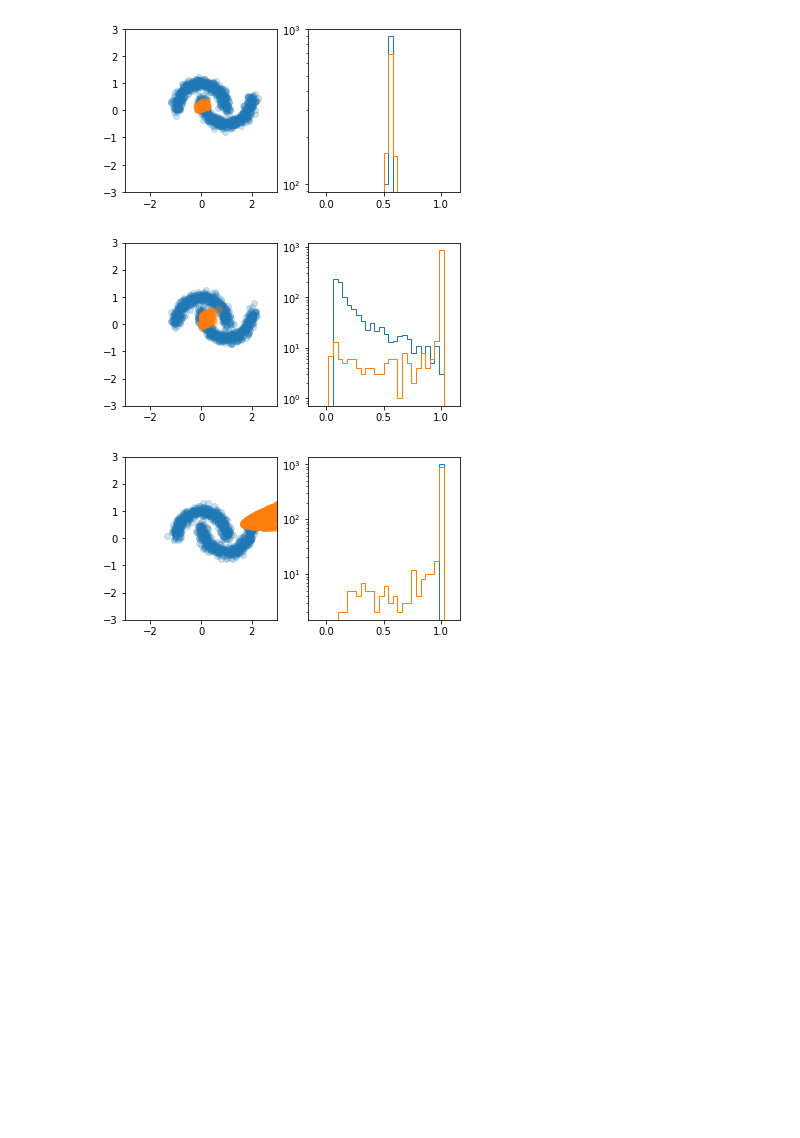
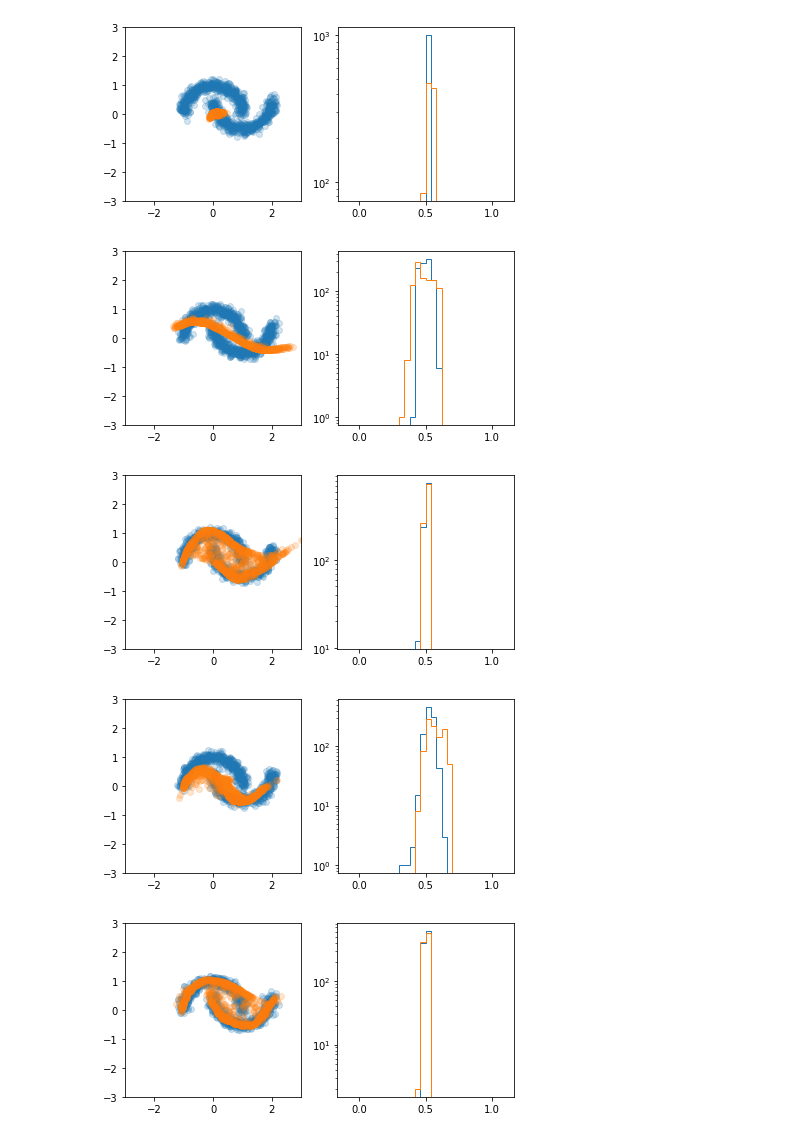
Before and after one commit to lukasheinrich/generative_models_examples, a Jupyter notebook: gan/GAN.ipynb, the cells around one changed output. Cells and saved outputs as stored; diff of their text form; code cells hidden in the pictures; blank space fills up the shorter version.

```diff
--- a/gan/GAN.ipynb
+++ b/gan/GAN.ipynb
@@ -35,53 +35,55 @@ def plot_gan(gen,disc):
     ax.set_ylim(-3,3)
 
     with torch.no_grad():
         samples = torch.cat([fake,real])
         p = disc(samples)
     ax = axarr[1]
     bins = np.linspace(-0.1,1.1,31)
     ax.hist(p[:len(fake),0].ravel(),bins, histtype='step')
     ax.hist(p[len(fake):,0].ravel(),bins, histtype='step')
     ax.set_yscale('log')
     f.set_size_inches(6,3)
+    f.set_tight_layout(True)
 
 def train_gan():
     gen = make_gen()
     disc = make_disc()
 
     loss_fn = torch.nn.BCELoss()
 
     opt_gen = optim.Adam(gen.parameters(),1e-4)
     opt_disc = optim.Adam(disc.parameters(),1e-4)
 
-    n_phases = 5
-    phase_length = 100
-    plot_every = 100
+    n_phases = 3000
+    phase_length = 15
+    plot_every = 6000
     for i in range(n_phases*phase_length):
         phase = (i//phase_length) % 2
-        # print(i,phase)
-        for j in range(20):
-            gen.zero_grad()
-            disc.zero_grad()
-            fake = gen(torch.randn(100,2))
-            real = torch.FloatTensor(sklearn.datasets.make_moons(len(fake), noise = 0.1)[0])
-            inputs = torch.cat([fake,real])
-            labels = torch.cat([torch.zeros(len(fake)),torch.ones(len(real))]).reshape(-1,1)
-            preds = disc(inputs)
-            loss = loss_fn(preds,labels)
-            if phase == 1:
-                loss = -loss
 
-            loss.backward()
-            if phase == 0:
-                opt_disc.step()
-            else:
-                opt_gen.step()
+#         print(i,phase)
+        gen.zero_grad()
+        disc.zero_grad()
+        fake = gen(torch.randn(100,2))
+        real = torch.FloatTensor(sklearn.datasets.make_moons(len(fake), noise = 0.1)[0])
+        inputs = torch.cat([fake,real])
+        labels = torch.cat([torch.zeros(len(fake)),torch.ones(len(real))]).reshape(-1,1)
+        preds = disc(inputs)
+        loss = loss_fn(preds,labels)
+        if phase == 1:
+            loss = -loss
+        loss.backward()
+        if phase == 0:
+            opt_disc.step()
+        else:
+            opt_gen.step()
         if i % plot_every*phase_length == 0:
             plot_gan(gen,disc)
             plt.show()
 
 train_gan()
 # %% [output]
-[figure, old version]
+[figure, new version]
-[figure, old version]
+[figure, new version]
-[figure, old version]
+[figure, new version]
+[figure, added]
+[figure, added]
```
Also changed, not shown: parts of 1 cell of this notebook.
